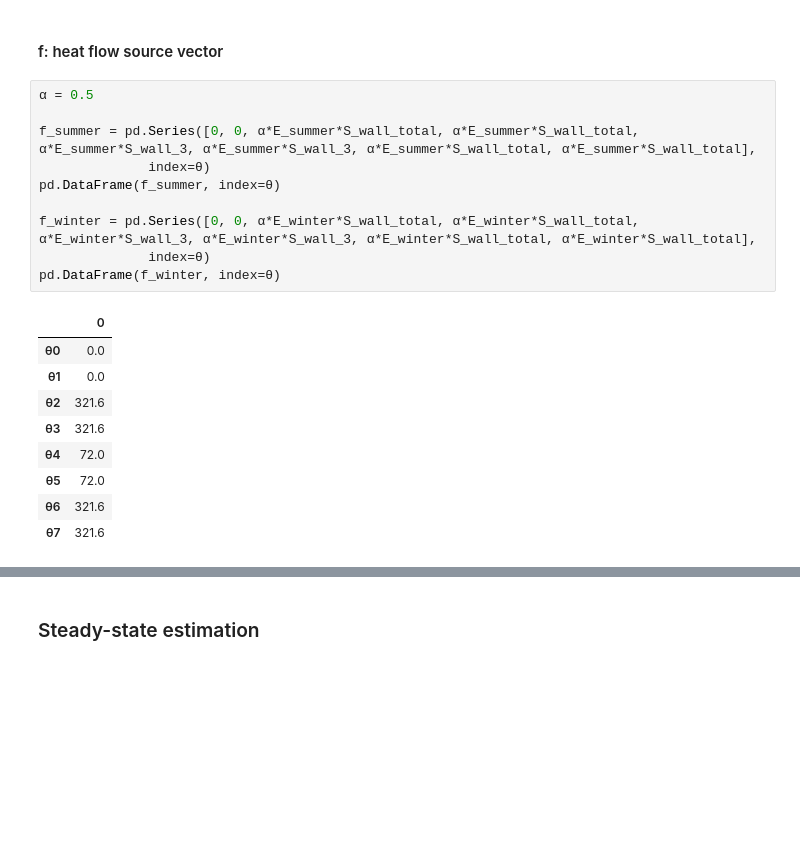
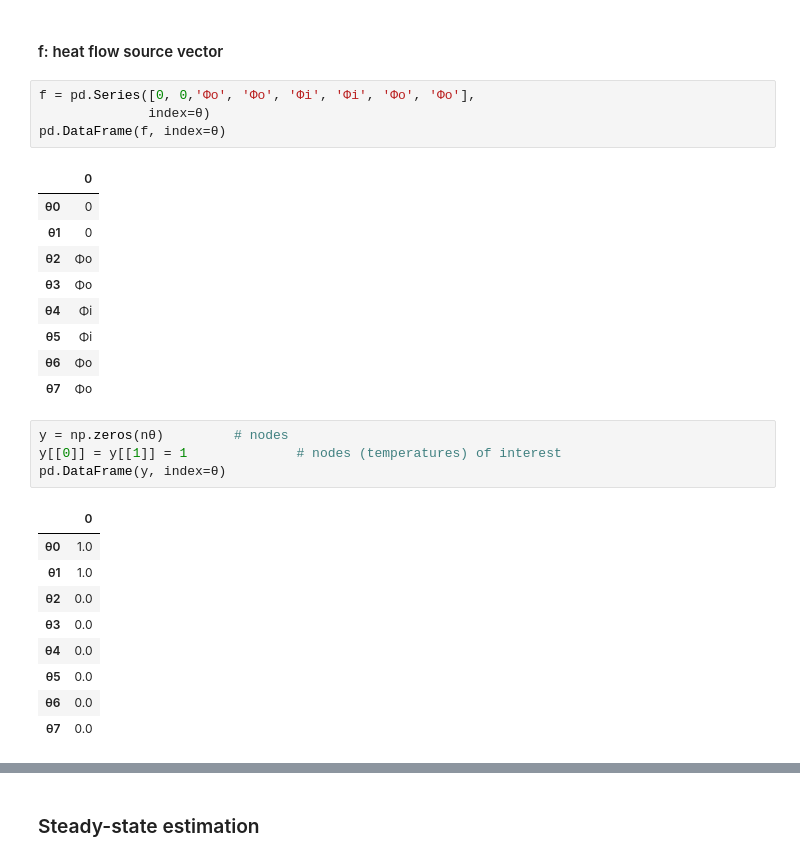
Before and after one commit to dm4bem/thermal-building-model-super-team, a Jupyter notebook: Assignment1_Gustmann_Rahman_Silva_Uddin.ipynb, the cells around one changed output, grey strips where cells are left out. Saved outputs shown, nothing was run; the diff lists cells and outputs as text; blank space fills up the shorter version.

```diff
--- a/Assignment1_Gustmann_Rahman_Silva_Uddin.ipynb
+++ b/Assignment1_Gustmann_Rahman_Silva_Uddin.ipynb
@@ -348,22 +343,30 @@ pd.DataFrame(b_winter, index=q)
 # %% [markdown]
 #### f: heat flow source vector
 # %%
-α = 0.5
-
-f_summer = pd.Series([0, 0, α*E_summer*S_wall_total, α*E_summer*S_wall_total, α*E_summer*S_wall_3, α*E_summer*S_wall_3, α*E_summer*S_wall_total, α*E_summer*S_wall_total],
+f = pd.Series([0, 0,'Φo', 'Φo', 'Φi', 'Φi', 'Φo', 'Φo'],
               index=θ)
-pd.DataFrame(f_summer, index=θ)
-
-f_winter = pd.Series([0, 0, α*E_winter*S_wall_total, α*E_winter*S_wall_total, α*E_winter*S_wall_3, α*E_winter*S_wall_3, α*E_winter*S_wall_total, α*E_winter*S_wall_total],
-              index=θ)
-pd.DataFrame(f_winter, index=θ)
+pd.DataFrame(f, index=θ)
 # %% [output]
 |  | 0 |
-| θ0 | 0.0 |
-| θ1 | 0.0 |
-| θ2 | 321.6 |
-| θ3 | 321.6 |
-| θ4 | 72.0 |
-| θ5 | 72.0 |
-| θ6 | 321.6 |
-| θ7 | 321.6 |
+| θ0 | 0 |
+| θ1 | 0 |
+| θ2 | Φo |
+| θ3 | Φo |
+| θ4 | Φi |
+| θ5 | Φi |
+| θ6 | Φo |
+| θ7 | Φo |
+# %%
+y = np.zeros(nθ)         # nodes
+y[[0]] = y[[1]] = 1              # nodes (temperatures) of interest
+pd.DataFrame(y, index=θ)
+# %% [output]
+|  | 0 |
+| θ0 | 1.0 |
+| θ1 | 1.0 |
+| θ2 | 0.0 |
+| θ3 | 0.0 |
+| θ4 | 0.0 |
+| θ5 | 0.0 |
+| θ6 | 0.0 |
+| θ7 | 0.0 |
```
Also changed, not shown: parts of 23 cells of this notebook, 1 other file.
